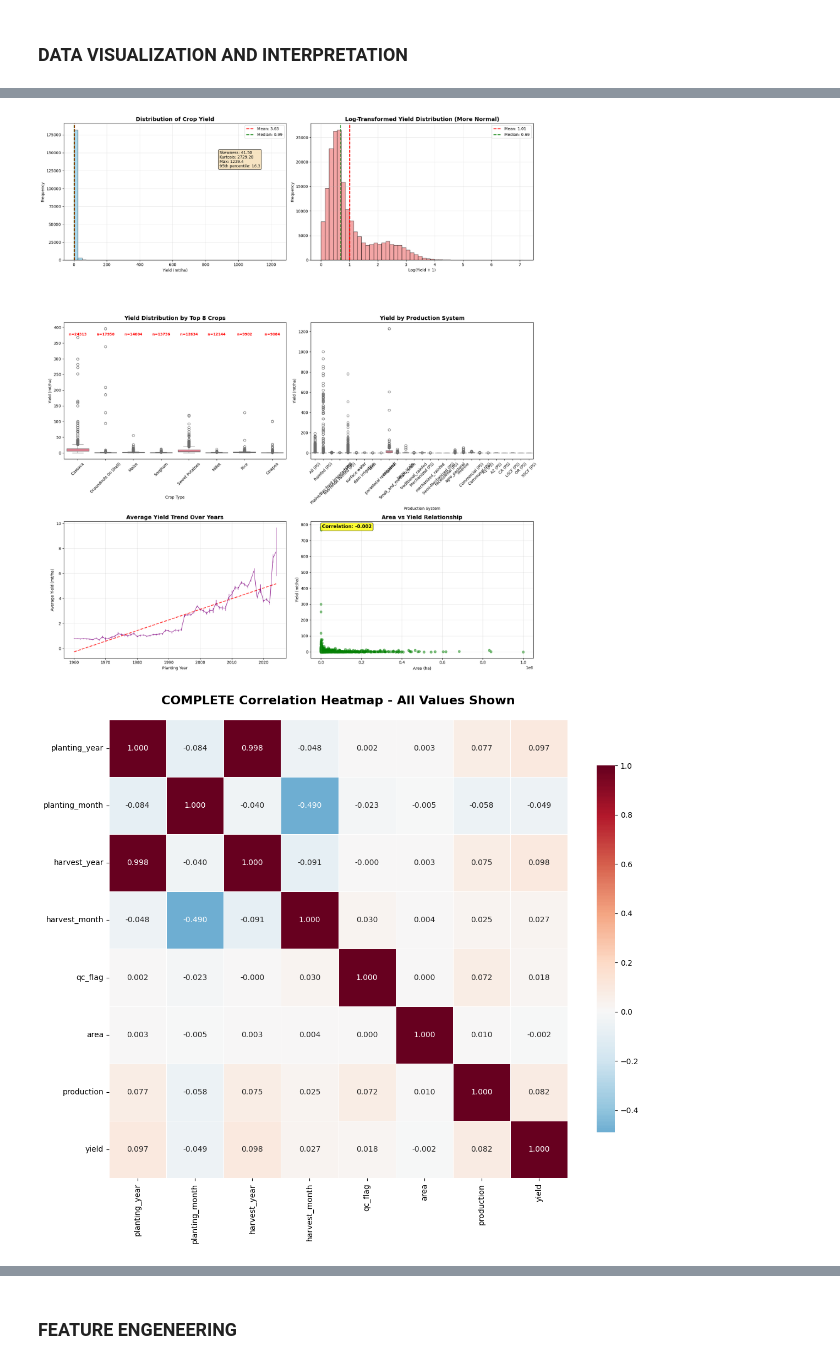
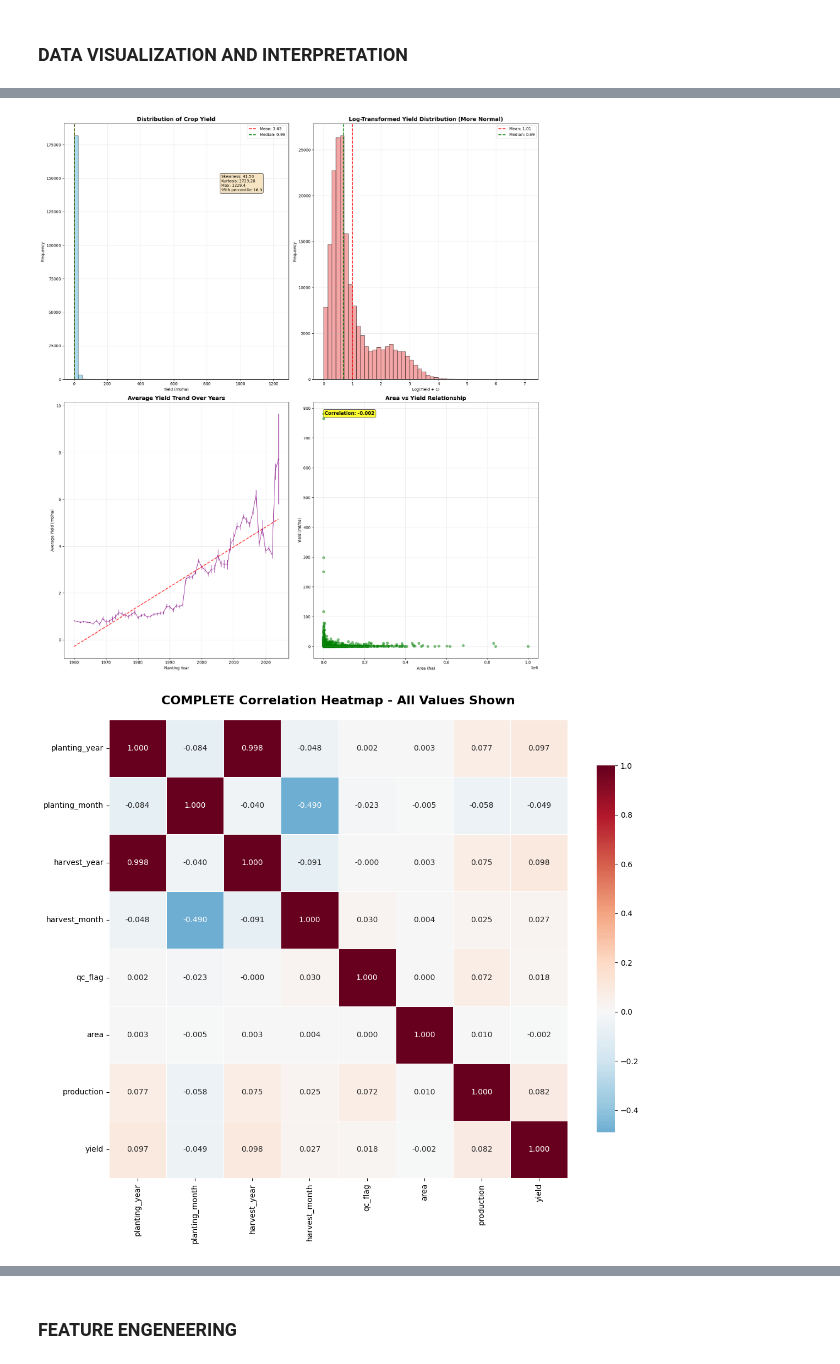
Before and after one commit to izerekerie/linear_regression_model, a Jupyter notebook: summative/linear_regression/multivariate.ipynb, the cells around one changed output, grey strips where cells are left out. Saved outputs shown, nothing was run; the diff lists cells and outputs as text; code cells hidden in the pictures.

```diff
--- a/summative/linear_regression/multivariate.ipynb
+++ b/summative/linear_regression/multivariate.ipynb
@@ -60,7 +60,7 @@ max         2.000000  1.751414e+09  8.899134e+06    1229.428571
 
 
 
-fig, axes = plt.subplots(3, 2, figsize=(18, 20))
+fig, axes = plt.subplots(2, 2, figsize=(18, 20))
 
 # 1. Target variable distribution
 axes[0,0].hist(data['yield'], bins=50, edgecolor='black', alpha=0.7, color='skyblue')
@@ -72,7 +72,6 @@ axes[0,0].set_ylabel('Frequency')
 axes[0,0].legend()
 axes[0,0].grid(True, alpha=0.3)
 
-# Add statistics text
 textstr = f'Skewness: {data["yield"].skew():.2f}\nKurtosis: {data["yield"].kurtosis():.2f}\nMax: {data["yield"].max():.1f}\n95th percentile: {data["yield"].quantile(0.95):.1f}'
 axes[0,0].text(0.7, 0.8, textstr, transform=axes[0,0].transAxes, fontsize=10,
                verticalalignment='top', bbox=dict(boxstyle='round', facecolor='wheat', alpha=0.8))
@@ -89,71 +88,68 @@ axes[0,1].legend()
 axes[0,1].grid(True, alpha=0.3)
 
 # 3. Yield by top crops
-top_crops = data['product'].value_counts().head(8).index
-crop_data = data[data['product'].isin(top_crops)]
-sns.boxplot(data=crop_data, x='product', y='yield', ax=axes[1,0])
-axes[1,0].set_title('Yield Distribution by Top 8 Crops', fontsize=14, fontweight='bold')
-axes[1,0].set_xlabel('Crop Type')
-axes[1,0].set_ylabel('Yield (mt/ha)')
-axes[1,0].tick_params(axis='x', rotation=45)
+# top_crops = data['product'].value_counts().head(8).index
+# crop_data = data[data['product'].isin(top_crops)]
+# sns.boxplot(data=crop_data, x='product', y='yield', ax=axes[1,0])
+# axes[1,0].set_title('Yield Distribution by Top 8 Crops', fontsize=14, fontweight='bold')
+# axes[1,0].set_xlabel('Crop Type')
+# axes[1,0].set_ylabel('Yield (mt/ha)')
+# axes[1,0].tick_params(axis='x', rotation=45)
 
-# Add sample sizes
-for i, crop in enumerate(top_crops):
-    count = len(crop_data[crop_data['product'] == crop])
-    axes[1,0].text(i, axes[1,0].get_ylim()[1] * 0.9, f'n={count}', ha='center', fontsize=9, color='red', fontweight='bold')
+# # Add sample sizes
+# for i, crop in enumerate(top_crops):
+#     count = len(crop_data[crop_data['product'] == crop])
+#     axes[1,0].text(i, axes[1,0].get_ylim()[1] * 0.9, f'n={count}', ha='center', fontsize=9, color='red', fontweight='bold')
 
-# 4. Yield by production system
-prod_systems = data['crop_production_system'].dropna().value_counts()
-print(f"\nProduction systems sample sizes:")
-print(prod_systems)
+# # 4. Yield by production system
+# prod_systems = data['crop_production_system'].dropna().value_counts()
+# print(f"\nProduction systems sample sizes:")
+# print(prod_systems)
 
-sns.boxplot(data=data, x='crop_production_system', y='yield', ax=axes[1,1])
-axes[1,1].set_title('Yield by Production System', fontsize=14, fontweight='bold')
-axes[1,1].set_xlabel('Production System')
-axes[1,1].set_ylabel('Yield (mt/ha)')
-axes[1,1].tick_params(axis='x', rotation=45)
+# sns.boxplot(data=data, x='crop_production_system', y='yield', ax=axes[1,1])
+# axes[1,1].set_title('Yield by Production System', fontsize=14, fontweight='bold')
+# axes[1,1].set_xlabel('Production System')
+# axes[1,1].set_ylabel('Yield (mt/ha)')
+# axes[1,1].tick_params(axis='x', rotation=45)
 
-# 5. Time series trend
+#  Time series trend
 yearly_stats = data.groupby('planting_year')['yield'].agg(['mean', 'std', 'count']).reset_index()
-axes[2,0].errorbar(yearly_stats['planting_year'], yearly_stats['mean'],
+axes[1,0].errorbar(yearly_stats['planting_year'], yearly_stats['mean'],
                    yerr=yearly_stats['std']/np.sqrt(yearly_stats['count']),
                     linewidth=1 , color='purple')
-axes[2,0].set_title('Average Yield Trend Over Years', fontsize=14, fontweight='bold')
-axes[2,0].set_xlabel('Planting Year')
-axes[2,0].set_ylabel('Average Yield (mt/ha)')
-axes[2,0].grid(True, alpha=0.3)
+axes[1,0].set_title('Average Yield Trend Over Years', fontsize=14, fontweight='bold')
+axes[1,0].set_xlabel('Planting Year')
+axes[1,0].set_ylabel('Average Yield (mt/ha)')
+axes[1,0].grid(True, alpha=0.3)
 
-# Add trend line
 z = np.polyfit(yearly_stats['planting_year'], yearly_stats['mean'], 1)
 p = np.poly1d(z)
-axes[2,0].plot(yearly_stats['planting_year'], p(yearly_stats['planting_year']), "r--", alpha=0.8, linewidth=2)
+axes[1,0].plot(yearly_stats['planting_year'], p(yearly_stats['planting_year']), "r--", alpha=0.8, linewidth=2)
 
-# 6. Area vs Yield relationship
+#  Area vs Yield relationship
 sample_size = min(5000, len(data))
 sample_data = data.sample(n=sample_size, random_state=42)
-axes[2,1].scatter(sample_data['area'], sample_data['yield'], alpha=0.5, color='green')
-axes[2,1].set_title('Area vs Yield Relationship', fontsize=14, fontweight='bold')
-axes[2,1].set_xlabel('Area (ha)')
-axes[2,1].set_ylabel('Yield (mt/ha)')
-axes[2,1].grid(True, alpha=0.3)
+axes[1,1].scatter(sample_data['area'], sample_data['yield'], alpha=0.5, color='green')
+axes[1,1].set_title('Area vs Yield Relationship', fontsize=14, fontweight='bold')
+axes[1,1].set_xlabel('Area (ha)')
+axes[1,1].set_ylabel('Yield (mt/ha)')
+axes[1,1].grid(True, alpha=0.3)
 
 # Add correlation
 area_yield_corr = data['area'].corr(data['yield'])
-axes[2,1].text(0.05, 0.95, f'Correlation: {area_yield_corr:.3f}',
-               transform=axes[2,1].transAxes, fontsize=12, fontweight='bold',
+axes[1,1].text(0.05, 0.95, f'Correlation: {area_yield_corr:.3f}',
+               transform=axes[1,1].transAxes, fontsize=12, fontweight='bold',
                bbox=dict(boxstyle='round', facecolor='yellow', alpha=0.8))
 
 plt.tight_layout()
 plt.show()
-# Select numerical columns for correlation
+#  numerical columns for correlation
 numerical_cols = ['planting_year', 'planting_month', 'harvest_year', 'harvest_month',
                   'qc_flag', 'area', 'production', 'yield']
 
-# Create FULL correlation heatmap (not just half)
 plt.figure(figsize=(12, 10))
 correlation_matrix = data[numerical_cols].corr()
 
-# FULL HEATMAP - NO MASKING
 sns.heatmap(correlation_matrix,
             annot=True,
             cmap='RdBu_r',
@@ -194,2 +173,2 @@ Name: count, dtype: int64
-[figure, old version]
+[figure, new version]
 [figure]
```
Also changed, not shown: parts of 7 cells of this notebook, 4 other files.
